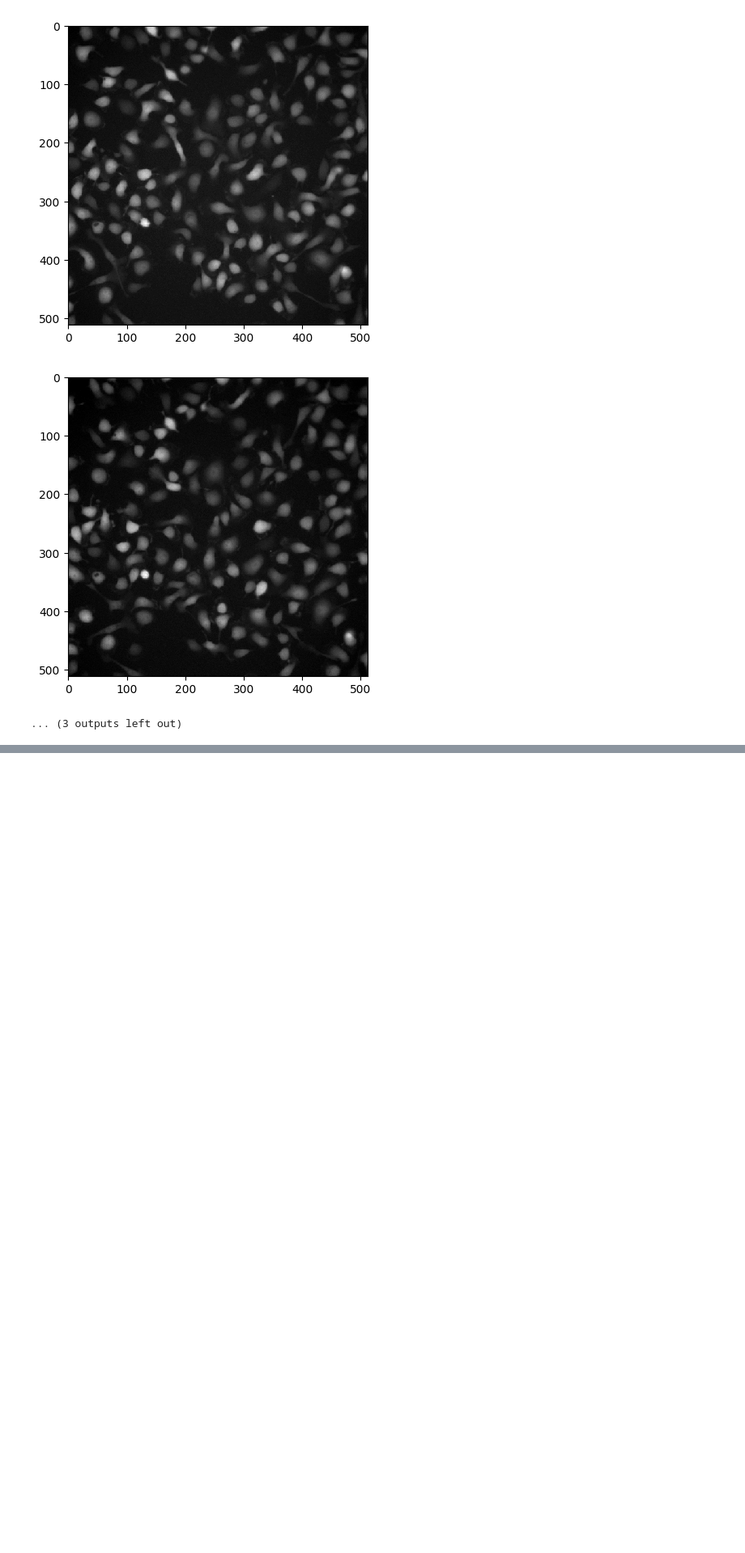
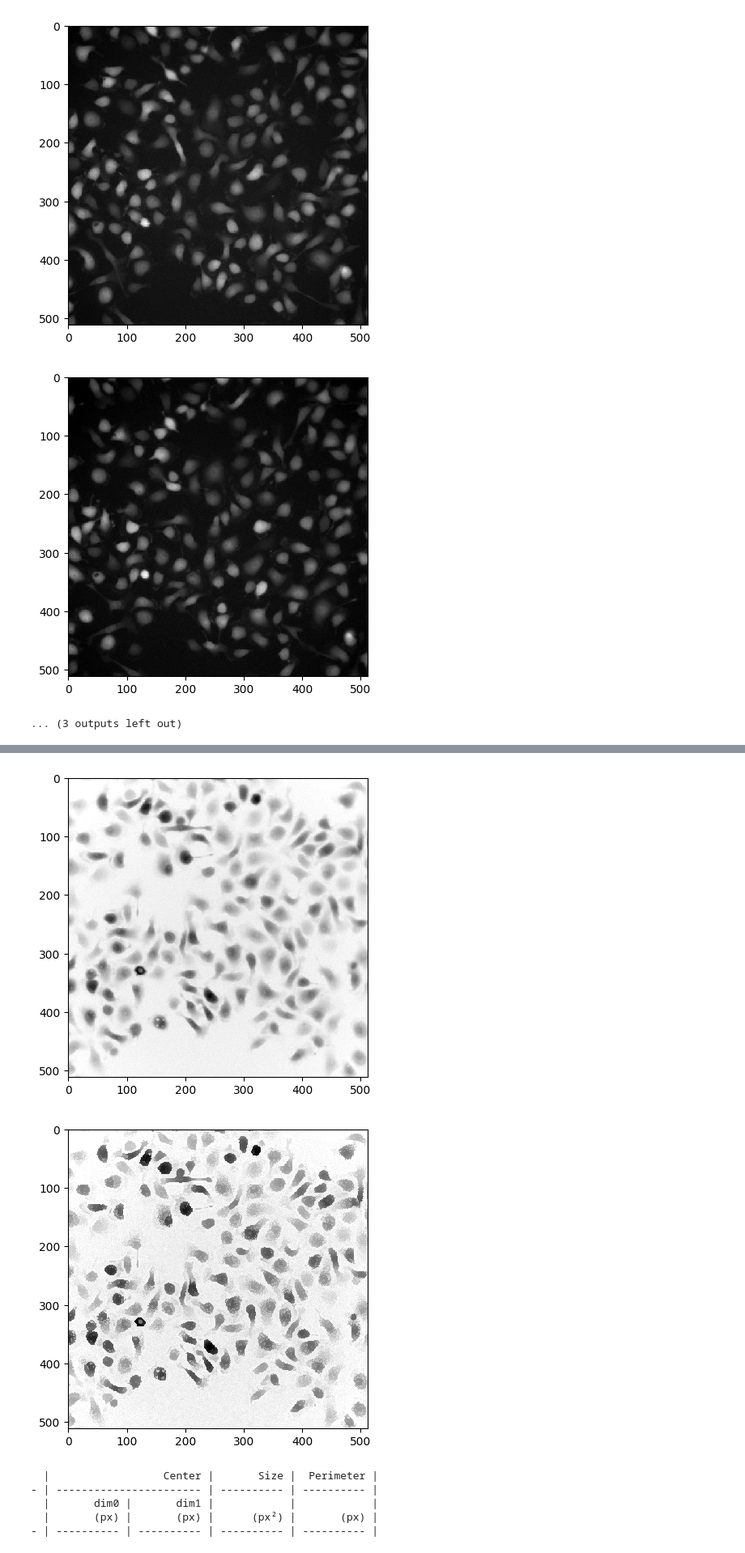
Before and after one commit to codes-by-pinewood/IAAM_Practical4, a Jupyter notebook: IAAM_Practical4.ipynb, the cells around one changed output, grey strips where cells are left out. Shown at 81% size. Saved outputs shown, nothing was run; the diff lists cells and outputs as text; code cells hidden in the pictures; blank space fills up the shorter version.

```diff
--- a/IAAM_Practical4.ipynb
+++ b/IAAM_Practical4.ipynb
@@ -21,0 +20,5 @@ Mounted at /content/drive/
+# %%
+# mount to internal image files
+from google.colab import drive
+drive.mount('/content/drive/')
+path = '/content/drive/My Drive/ImageAnalysis/Practical4/'
@@ -170,0 +80,17 @@ plt.show()
+# %%
+inverted = dip.Invert(gray_image_dip)
+inverted.Show()
+inverted_cs = dip.MorphologicalSharpening(inverted)
+inverted_cs.Show()
+
+threshold_value_check = Label(dip.EdgeObjectsRemove(inverted_cs<100), minSize= 40)
+m_b1 = Tool.Measure(threshold_value_check, gray_image_dip, ['Center', 'Size','Perimeter'])
+print(m_b1)
+# %% [output]
+[figure, added]
+[figure, added]
+  |                  Center |       Size |  Perimeter |
+- | ----------------------- | ---------- | ---------- |
+  |       dim0 |       dim1 |            |            |
+  |       (px) |       (px) |      (px²) |       (px) |
+- | ---------- | ---------- | ---------- | ---------- |
```
Also changed, not shown: parts of 10 cells of this notebook.
